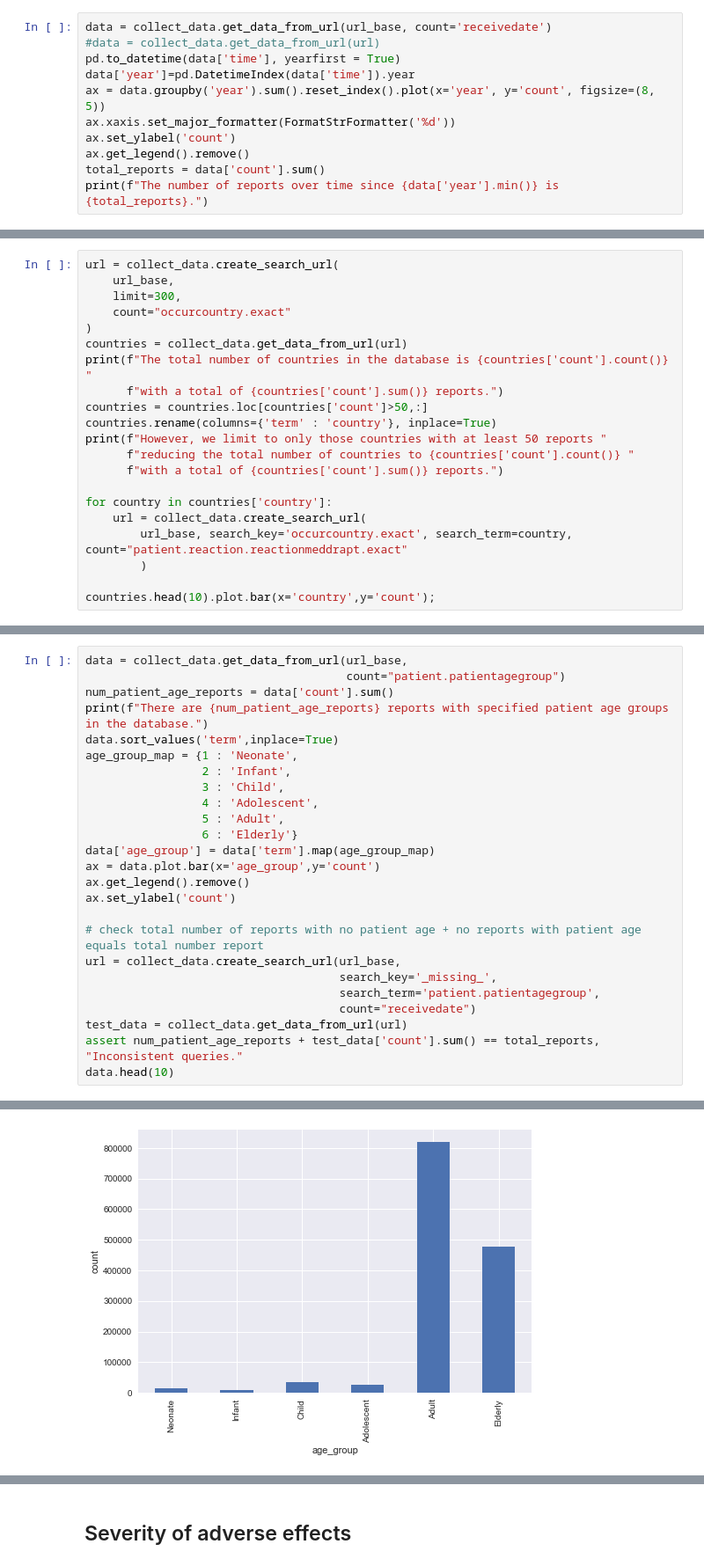
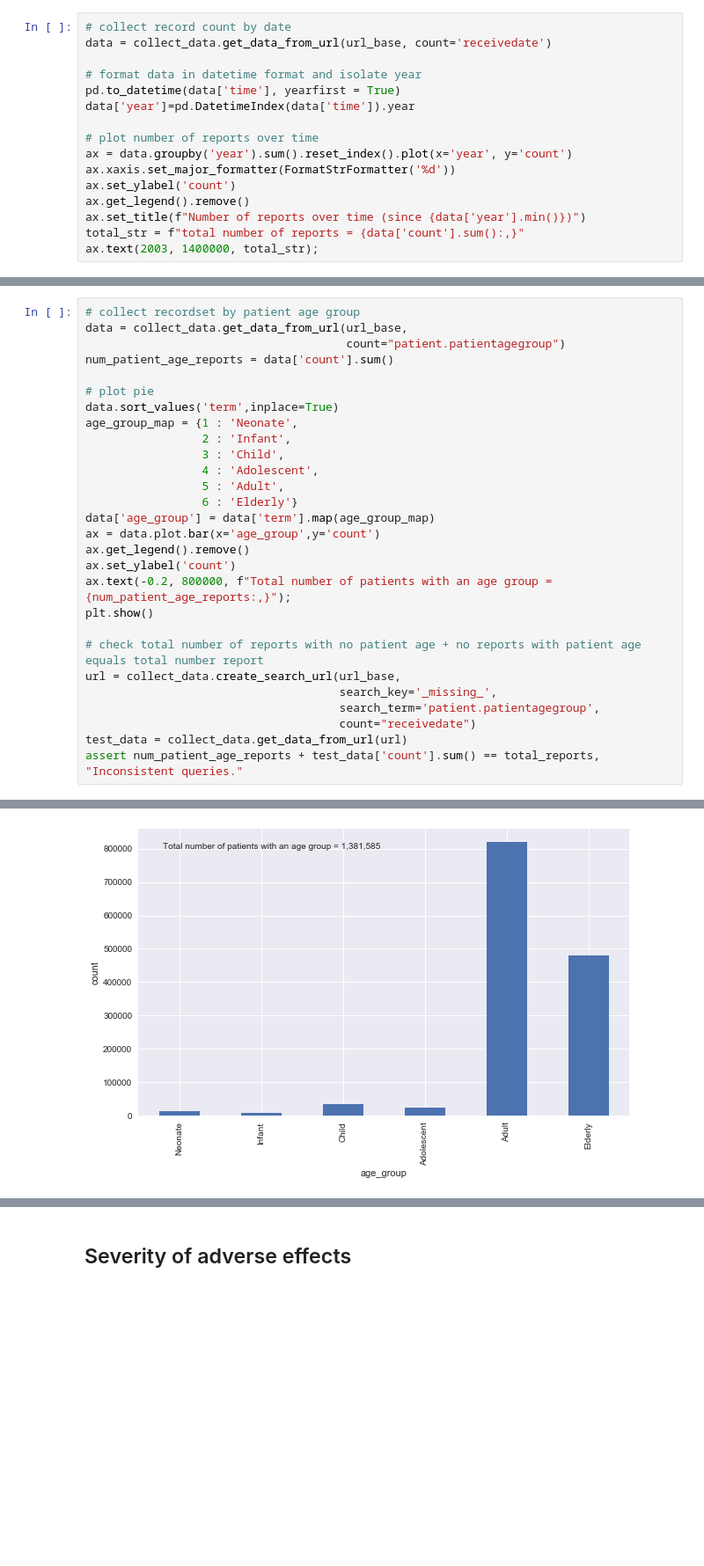
Before and after one commit to ambevan/OpenFDA_Case_Study, a Jupyter notebook: Exploring_OpenFDA_Adverse_Reactions.ipynb, the cells around one changed output, grey strips where cells are left out. Shown at 88% size. Drawn from its saved outputs; the diff is of its cells as text; blank space fills up the shorter version.

```diff
--- a/Exploring_OpenFDA_Adverse_Reactions.ipynb
+++ b/Exploring_OpenFDA_Adverse_Reactions.ipynb
@@ -18,12 +31,17 @@ url_base = "https://api.fda.gov/drug/event.json?search=receivedate:[20030101+TO+
 # %%
+# collect record count by date
 data = collect_data.get_data_from_url(url_base, count='receivedate')
-#data = collect_data.get_data_from_url(url)
+
+# format data in datetime format and isolate year
 pd.to_datetime(data['time'], yearfirst = True)
 data['year']=pd.DatetimeIndex(data['time']).year
-ax = data.groupby('year').sum().reset_index().plot(x='year', y='count', figsize=(8, 5))
+
+# plot number of reports over time
+ax = data.groupby('year').sum().reset_index().plot(x='year', y='count')
 ax.xaxis.set_major_formatter(FormatStrFormatter('%d'))
 ax.set_ylabel('count')
 ax.get_legend().remove()
-total_reports = data['count'].sum()
-print(f"The number of reports over time since {data['year'].min()} is {total_reports}.")
+ax.set_title(f"Number of reports over time (since {data['year'].min()})")
+total_str = f"total number of reports = {data['count'].sum():,}"
+ax.text(2003, 1400000, total_str);
 # %% [output]
@@ -32,21 +48,0 @@ The number of reports over time since 2003 is 11901711.
-# %%
-url = collect_data.create_search_url(
-    url_base,
-    limit=300,
-    count="occurcountry.exact"
-)
-countries = collect_data.get_data_from_url(url)
-print(f"The total number of countries in the database is {countries['count'].count()} "
-      f"with a total of {countries['count'].sum()} reports.")
-countries = countries.loc[countries['count']>50,:]
-countries.rename(columns={'term' : 'country'}, inplace=True)
-print(f"However, we limit to only those countries with at least 50 reports "
-      f"reducing the total number of countries to {countries['count'].count()} "
-      f"with a total of {countries['count'].sum()} reports.")
-
-for country in countries['country']:
-    url = collect_data.create_search_url(
-        url_base, search_key='occurcountry.exact', search_term=country, count="patient.reaction.reactionmeddrapt.exact"
-        )
-
-countries.head(10).plot.bar(x='country',y='count');
@@ -71,8 +90,10 @@ The top 50 adverse reports make up 88.7% of the total.
 # %%
+# collect recordset by patient age group
 data = collect_data.get_data_from_url(url_base,
                                       count="patient.patientagegroup")
 num_patient_age_reports = data['count'].sum()
-print(f"There are {num_patient_age_reports} reports with specified patient age groups in the database.")
+
+# plot pie
 data.sort_values('term',inplace=True)
 age_group_map = {1 : 'Neonate',
                  2 : 'Infant',
@@ -84,6 +105,8 @@ data['age_group'] = data['term'].map(age_group_map)
 ax = data.plot.bar(x='age_group',y='count')
 ax.get_legend().remove()
 ax.set_ylabel('count')
+ax.text(-0.2, 800000, f"Total number of patients with an age group = {num_patient_age_reports:,}");
+plt.show()
 
 # check total number of reports with no patient age + no reports with patient age equals total number report
 url = collect_data.create_search_url(url_base,
@@ -92,5 +115,4 @@ url = collect_data.create_search_url(url_base,
                                      count="receivedate")
 test_data = collect_data.get_data_from_url(url)
 assert num_patient_age_reports + test_data['count'].sum() == total_reports, "Inconsistent queries."
-data.head(10)
 # %% [output]
@@ -105,3 +119,3 @@ There are 1381585 reports with specified patient age groups in the database.
-[figure, old version]
+[figure, new version]
 # %%
 # search for all patient onsetages sepcified in years (801)
```
Also changed, not shown: parts of 36 cells of this notebook.
